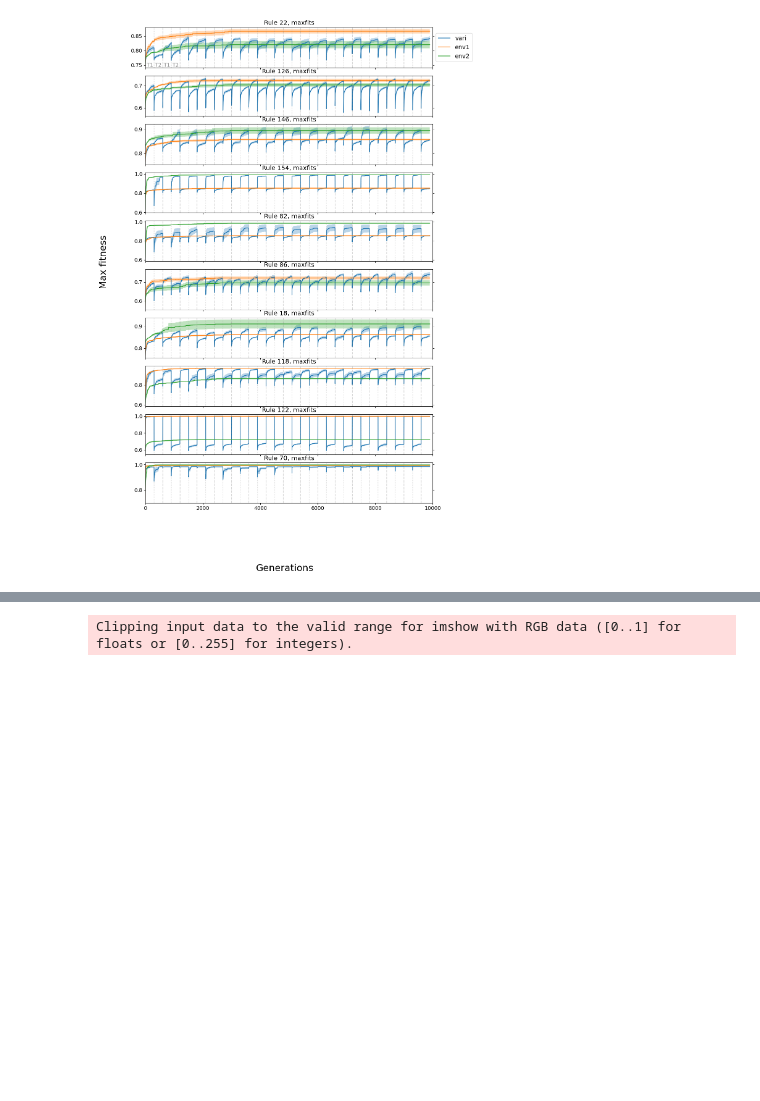
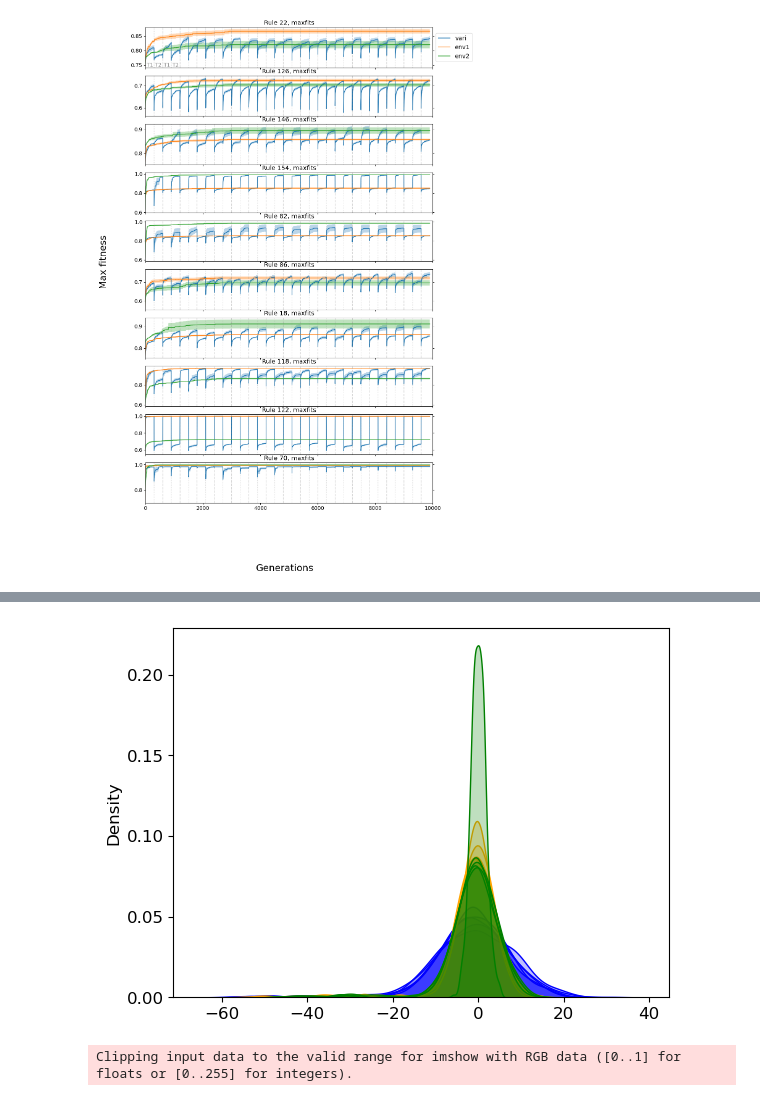
Before and after one commit to Cpetak/CA_GRN2, a Jupyter notebook: variable.ipynb, the cells around one changed output, grey strips where cells are left out. Saved outputs shown, nothing was run; the diff lists cells and outputs as text; code cells hidden in the pictures; blank space fills up the shorter version.

```diff
--- a/variable.ipynb
+++ b/variable.ipynb
@@ -367,0 +394,10 @@ Text(0, 0.5, 'Unseen')
+# %%
+warnings.simplefilter(action='ignore', category=FutureWarning)
+for i,g in enumerate(varied_genos):
+    sns.kdeplot(g.flatten(),fill=True,color="blue")
+for i,g in enumerate(env1_genos):
+    sns.kdeplot(g.flatten(),fill=True,color="orange")
+for i,g in enumerate(env2_genos):
+    sns.kdeplot(g.flatten(),fill=True,color="green")
+# %% [output]
+[figure, added]
```
Also changed, not shown: parts of 9 cells of this notebook, 2 other files.
